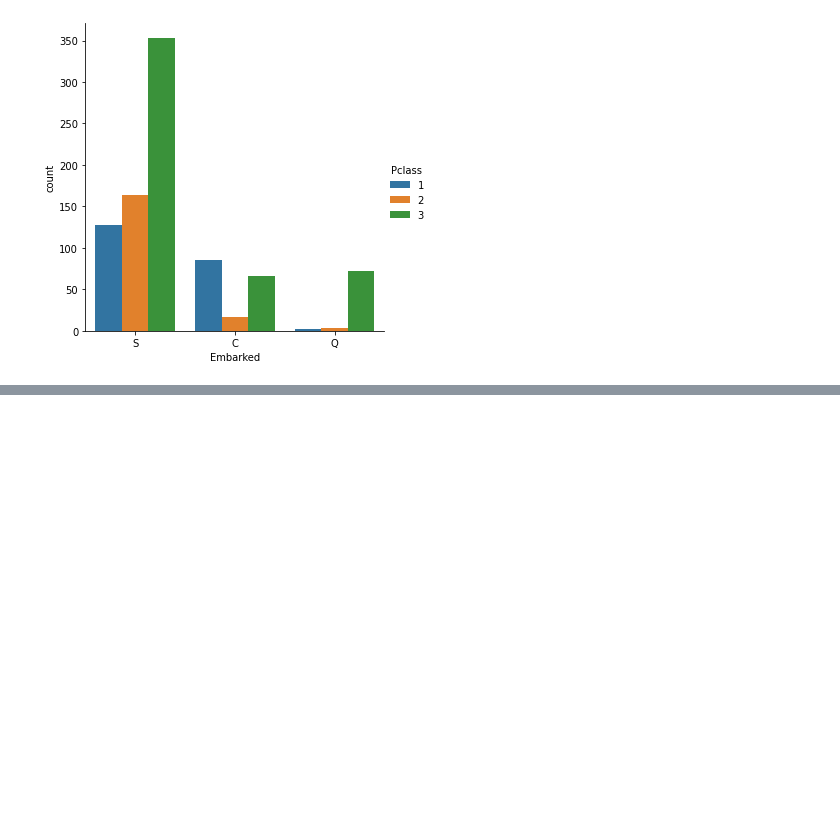
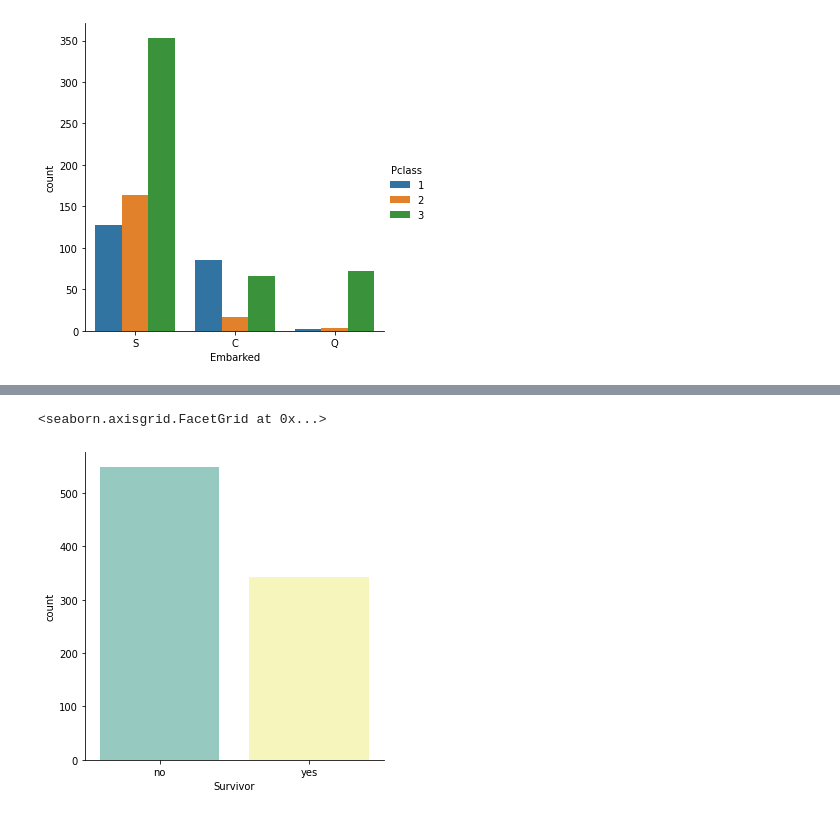
Before and after one commit to Tahan402/DailyPractice, a Jupyter notebook: Titanic_Project.ipynb, the cells around one changed output, grey strips where cells are left out. Saved outputs shown, nothing was run; the diff lists cells and outputs as text; code cells hidden in the pictures; blank space fills up the shorter version.

```diff
--- a/Titanic_Project.ipynb
+++ b/Titanic_Project.ipynb
@@ -196,0 +241,8 @@ sns.catplot(x='Embarked',kind = 'count', data= titanic_df , hue='Pclass')
+# %%
+titanic_df['Survivor'] = titanic_df.Survived.map({0:'no',1:'yes'})
+
+
+sns.catplot(x = 'Survivor',kind='count',data = titanic_df,palette='Set3')
+# %% [output]
+<seaborn.axisgrid.FacetGrid at 0x...>
+[figure, added]
```
Also changed, not shown: parts of 11 cells of this notebook.
